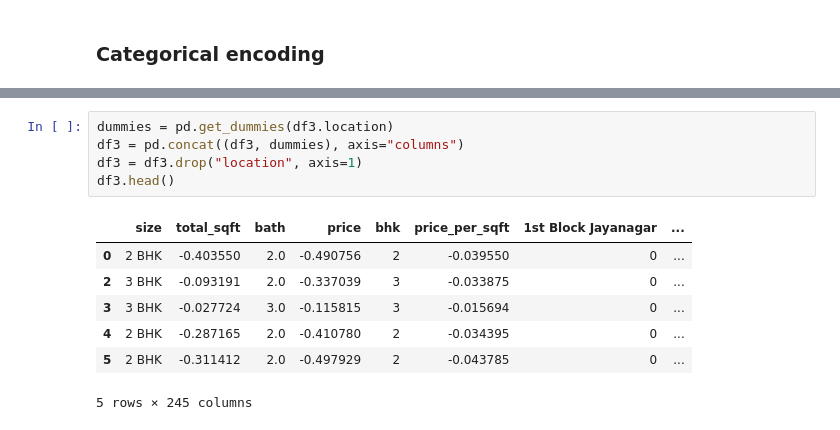
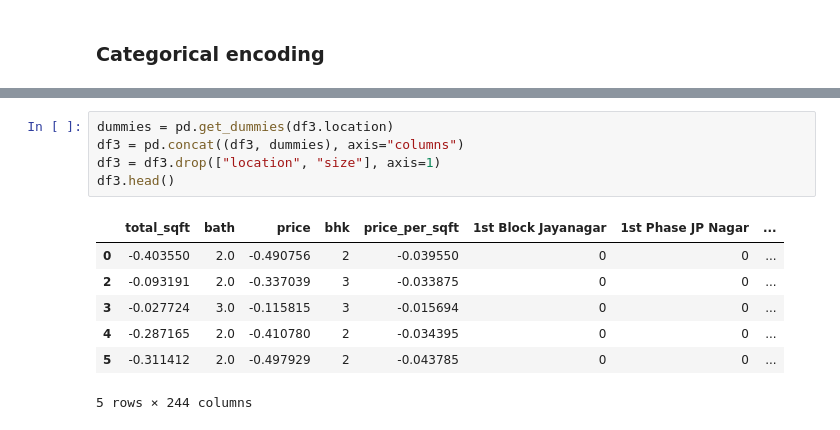
Before and after one commit to pranshu-raj-211/project-alphazero, a Jupyter notebook: house-price-prediction/prices.ipynb, the cells around one changed output, grey strips where cells are left out. Drawn from its saved outputs; the diff is of its cells as text.

```diff
--- a/house-price-prediction/prices.ipynb
+++ b/house-price-prediction/prices.ipynb
@@ -440,14 +466,14 @@ sns.heatmap(df3.corr(), annot=True)
 # %%
 dummies = pd.get_dummies(df3.location)
 df3 = pd.concat((df3, dummies), axis="columns")
-df3 = df3.drop("location", axis=1)
+df3 = df3.drop(["location", "size"], axis=1)
 df3.head()
 # %% [output]
-|  | size | total_sqft | bath | price | bhk | price_per_sqft | 1st Block Jayanagar | ... |
-| 0 | 2 BHK | -0.403550 | 2.0 | -0.490756 | 2 | -0.039550 | 0 | ... |
-| 2 | 3 BHK | -0.093191 | 2.0 | -0.337039 | 3 | -0.033875 | 0 | ... |
-| 3 | 3 BHK | -0.027724 | 3.0 | -0.115815 | 3 | -0.015694 | 0 | ... |
-| 4 | 2 BHK | -0.287165 | 2.0 | -0.410780 | 2 | -0.034395 | 0 | ... |
-| 5 | 2 BHK | -0.311412 | 2.0 | -0.497929 | 2 | -0.043785 | 0 | ... |
+|  | total_sqft | bath | price | bhk | price_per_sqft | 1st Block Jayanagar | 1st Phase JP Nagar | ... |
+| 0 | -0.403550 | 2.0 | -0.490756 | 2 | -0.039550 | 0 | 0 | ... |
+| 2 | -0.093191 | 2.0 | -0.337039 | 3 | -0.033875 | 0 | 0 | ... |
+| 3 | -0.027724 | 3.0 | -0.115815 | 3 | -0.015694 | 0 | 0 | ... |
+| 4 | -0.287165 | 2.0 | -0.410780 | 2 | -0.034395 | 0 | 0 | ... |
+| 5 | -0.311412 | 2.0 | -0.497929 | 2 | -0.043785 | 0 | 0 | ... |
-5 rows × 245 columns
+5 rows × 244 columns
 # %%
```
Also changed, not shown: parts of 22 cells of this notebook.
